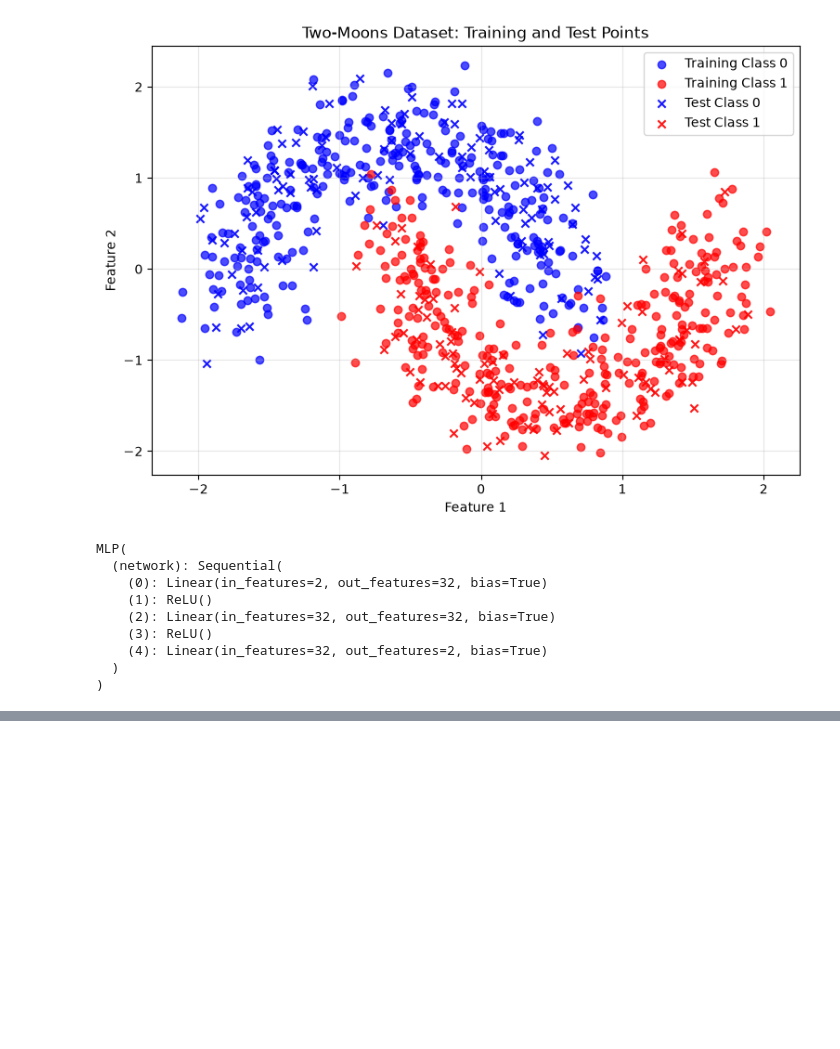
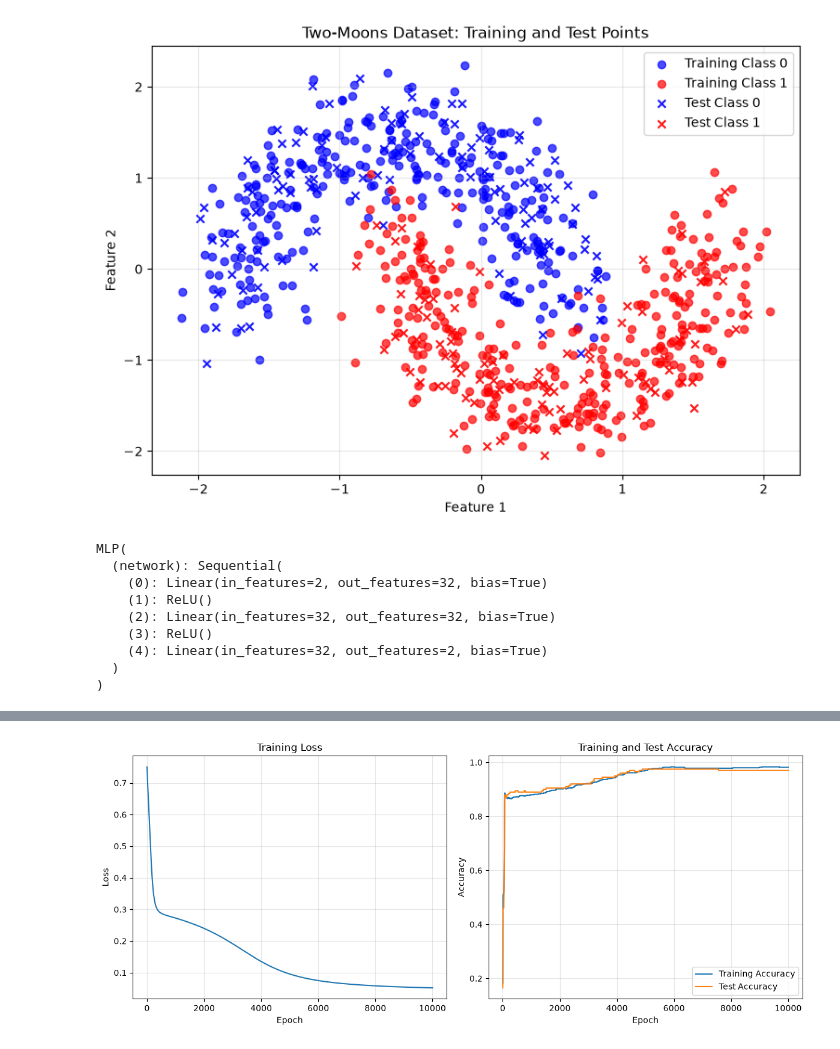
Before and after one commit to Ashishlamichhane4/Scientific_Computing, a Jupyter notebook: Classification_using_pytorch_II/exec4.ipynb, the cells around one changed output, grey strips where cells are left out. Cells and saved outputs as stored; diff of their text form; code cells hidden in the pictures; blank space fills up the shorter version.

```diff
--- a/Classification_using_pytorch_II/exec4.ipynb
+++ b/Classification_using_pytorch_II/exec4.ipynb
@@ -241,0 +621,14 @@ MLP(
+# %%
+#Start training
+history = train_model(
+    model,
+    X_train,
+    y_train,
+    X_test,
+    y_test,
+    X_plot,
+    y_plot,
+    epochs=10000,
+    lr=0.01,
+    plot_every=50
+)
@@ -241,0 +653,44 @@ MLP(
+# %%
+#Plot training loss and accuracy
+epochs_range = range(len(history["loss"]))
+
+plt.figure(figsize=(12, 5))
+
+# Plot training loss
+plt.subplot(1, 2, 1)
+
+plt.plot(epochs_range, history["loss"])
+
+plt.xlabel("Epoch")
+plt.ylabel("Loss")
+plt.title("Training Loss")
+
+plt.grid(alpha=0.3)
+
+
+# Plot training and test accuracy
+plt.subplot(1, 2, 2)
+
+plt.plot(
+    epochs_range,
+    history["train_acc"],
+    label="Training Accuracy"
+)
+
+plt.plot(
+    epochs_range,
+    history["test_acc"],
+    label="Test Accuracy"
+)
+
+plt.xlabel("Epoch")
+plt.ylabel("Accuracy")
+plt.title("Training and Test Accuracy")
+
+plt.legend()
+plt.grid(alpha=0.3)
+
+plt.tight_layout()
+plt.show()
+# %% [output]
+[figure, added]
```
Also changed, not shown: parts of 12 cells of this notebook, 3 other files.
